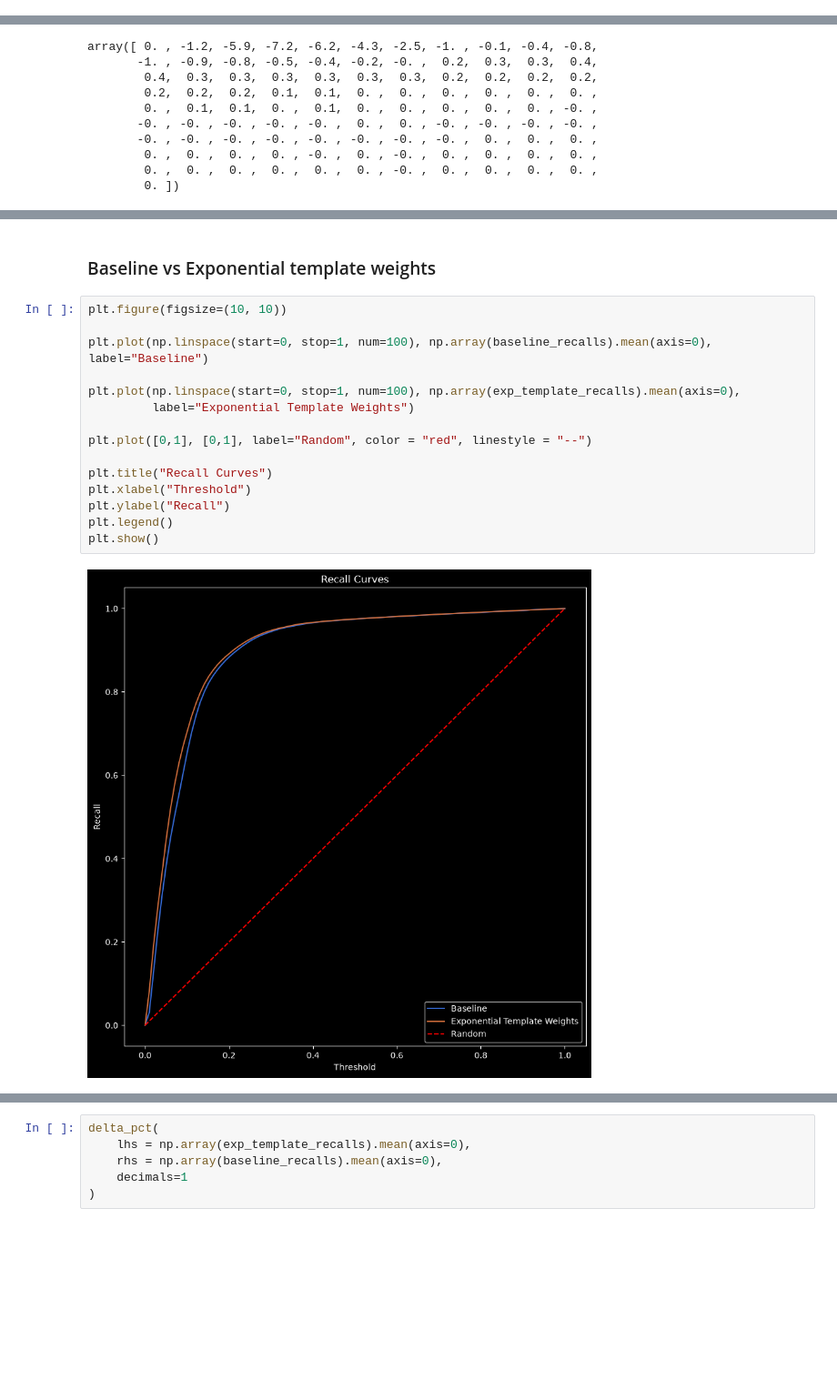
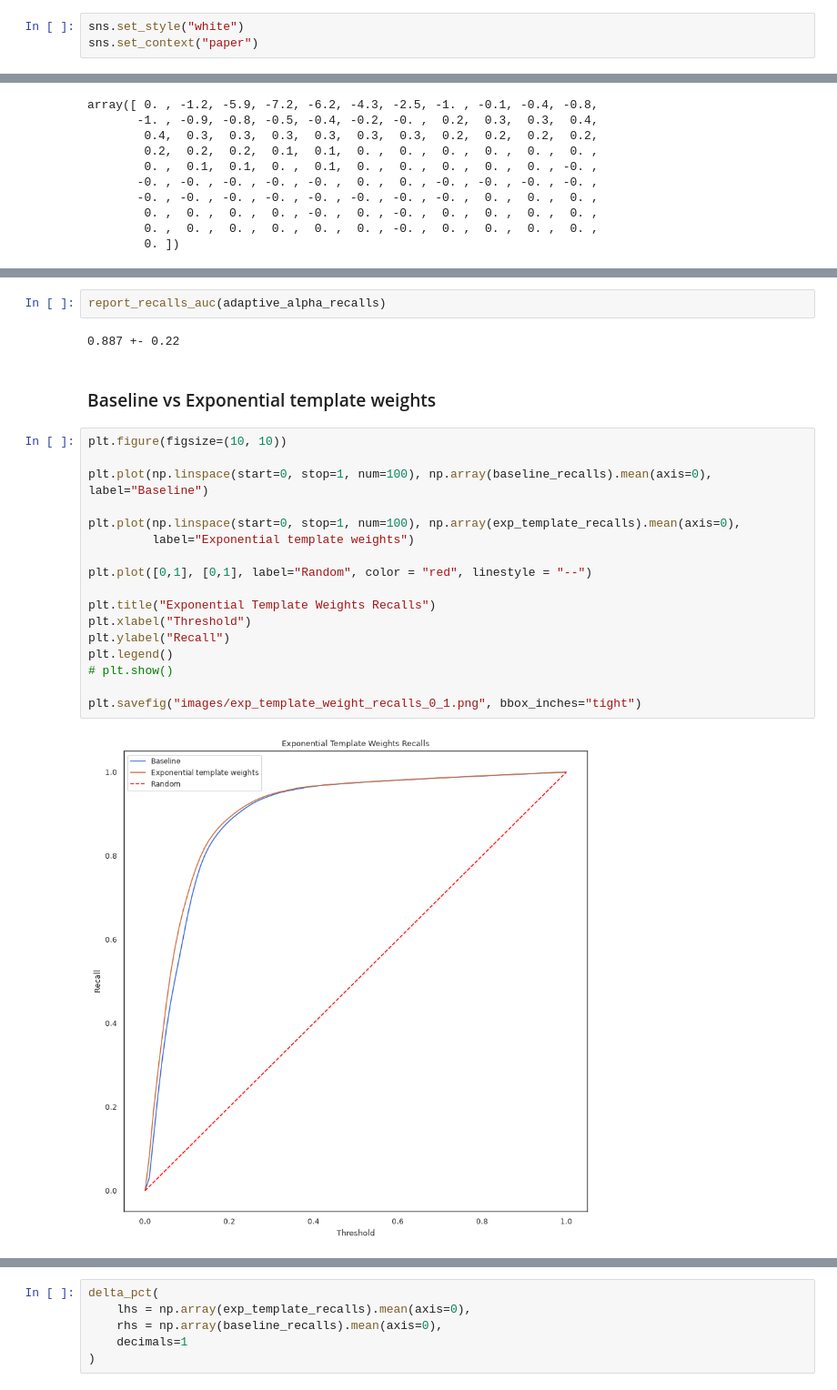
Before and after one commit to T-im4i-k/Active-Learning-for-Email-Interaction-Dynamics, a Jupyter notebook: src/email_outreach/notes/all.ipynb, the cells around one changed output, grey strips where cells are left out. Shown at 91% size. Cells and saved outputs as stored; diff of their text form; blank space fills up the shorter version.

```diff
--- a/src/email_outreach/notes/all.ipynb
+++ b/src/email_outreach/notes/all.ipynb
@@ -11,3 +12,6 @@ import matplotlib.pyplot as plt
+# %%
+sns.set_style("white")
+sns.set_context("paper")
 # %%
 def get_precisions_recalls(path: Path, quantiles=1 - np.linspace(start=0, stop=1, num=100)):
     experiments: list[list] = load_experiment_metrics(path)
@@ -277,22 +374,28 @@ array([ 0. , -1.2, -5.9, -7.2, -6.2, -4.3, -2.5, -1. , -0.1, -0.4, -0.8,
+# %%
+report_recalls_auc(adaptive_alpha_recalls)
+# %% [output]
+0.887 +- 0.22
 # %% [markdown]
 ### Baseline vs Exponential template weights
 # %%
 plt.figure(figsize=(10, 10))
 
 plt.plot(np.linspace(start=0, stop=1, num=100), np.array(baseline_recalls).mean(axis=0), label="Baseline")
 
 plt.plot(np.linspace(start=0, stop=1, num=100), np.array(exp_template_recalls).mean(axis=0),
-         label="Exponential Template Weights")
+         label="Exponential template weights")
 
 plt.plot([0,1], [0,1], label="Random", color = "red", linestyle = "--")
 
-plt.title("Recall Curves")
+plt.title("Exponential Template Weights Recalls")
 plt.xlabel("Threshold")
 plt.ylabel("Recall")
 plt.legend()
-plt.show()
+# plt.show()
+
+plt.savefig("images/exp_template_weight_recalls_0_1.png", bbox_inches="tight")
 # %% [output]
-[figure, old version]
+[figure, new version]
 # %%
 plt.figure(figsize=(10, 10))
 
```
Also changed, not shown: parts of 42 cells of this notebook, 11 other files.
